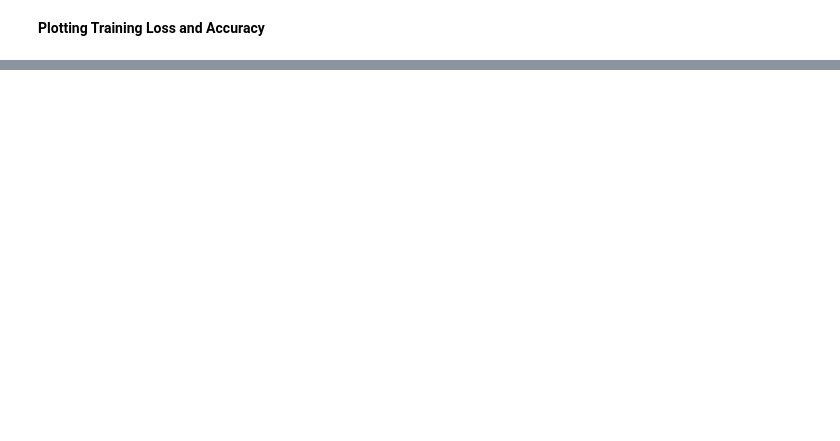
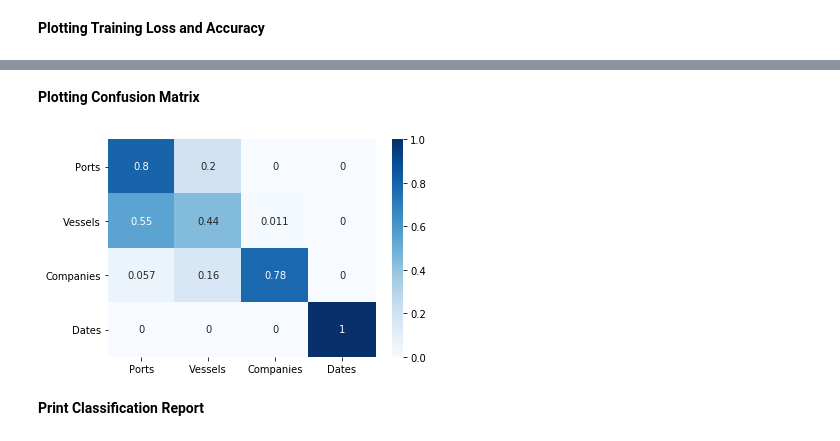
Before and after one commit to rkj26/textClassifier, a Jupyter notebook: classifier.ipynb, the cells around one changed output, grey strips where cells are left out. Saved outputs shown, nothing was run; the diff lists cells and outputs as text; code cells hidden in the pictures; blank space fills up the shorter version.

```diff
--- a/classifier.ipynb
+++ b/classifier.ipynb
@@ -426,0 +515,15 @@ weighted avg       0.87      0.86      0.86       400
+# %% [markdown]
+**Plotting Confusion Matrix**
+# %%
+y_pred = model.predict(testing_padded).argmax(axis=1)
+cm = confusion_matrix(y_pred=y_pred, y_true=y_test)
+
+cm = cm.astype('float') / cm.sum(axis=1)[:, np.newaxis]
+
+ax=sns.heatmap(cm, annot=True, xticklabels=['Ports','Vessels','Companies','Dates'], yticklabels=['Ports','Vessels','Companies','Dates'], cmap='Blues')
+ax.set_ylim(4.0, 0)
+plt.show()
+# %% [output]
+[figure, added]
+# %% [markdown]
+**Print Classification Report**
```
Also changed, not shown: parts of 40 cells of this notebook.
